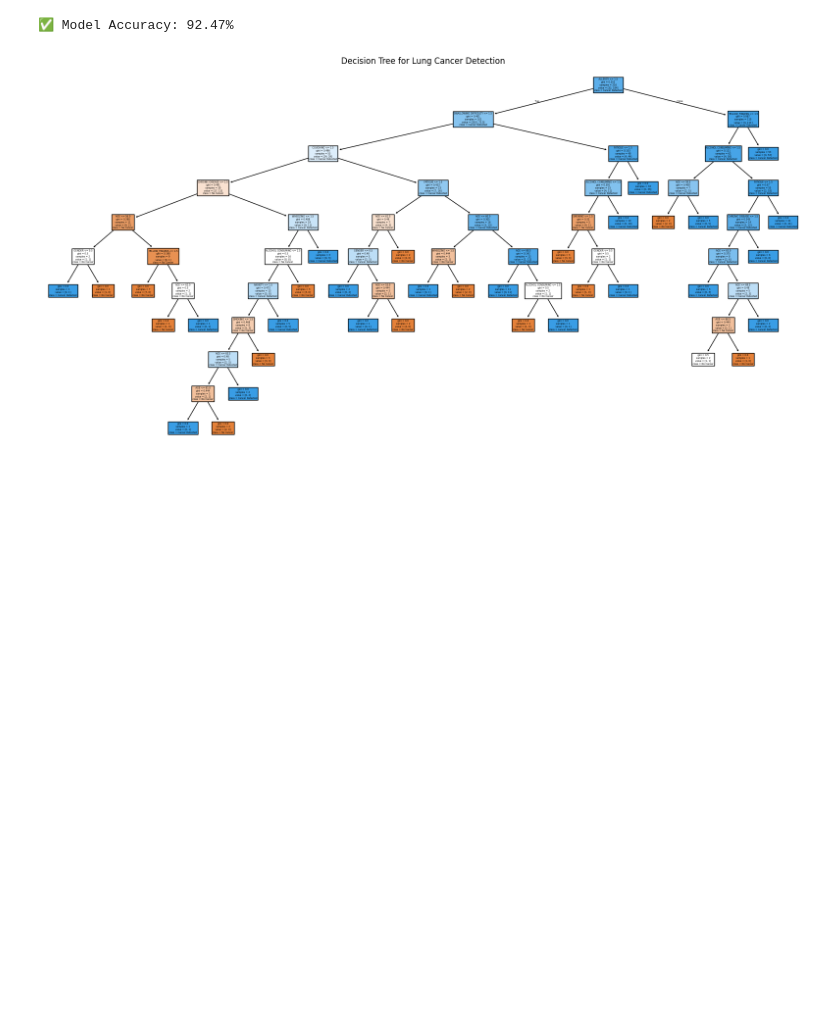
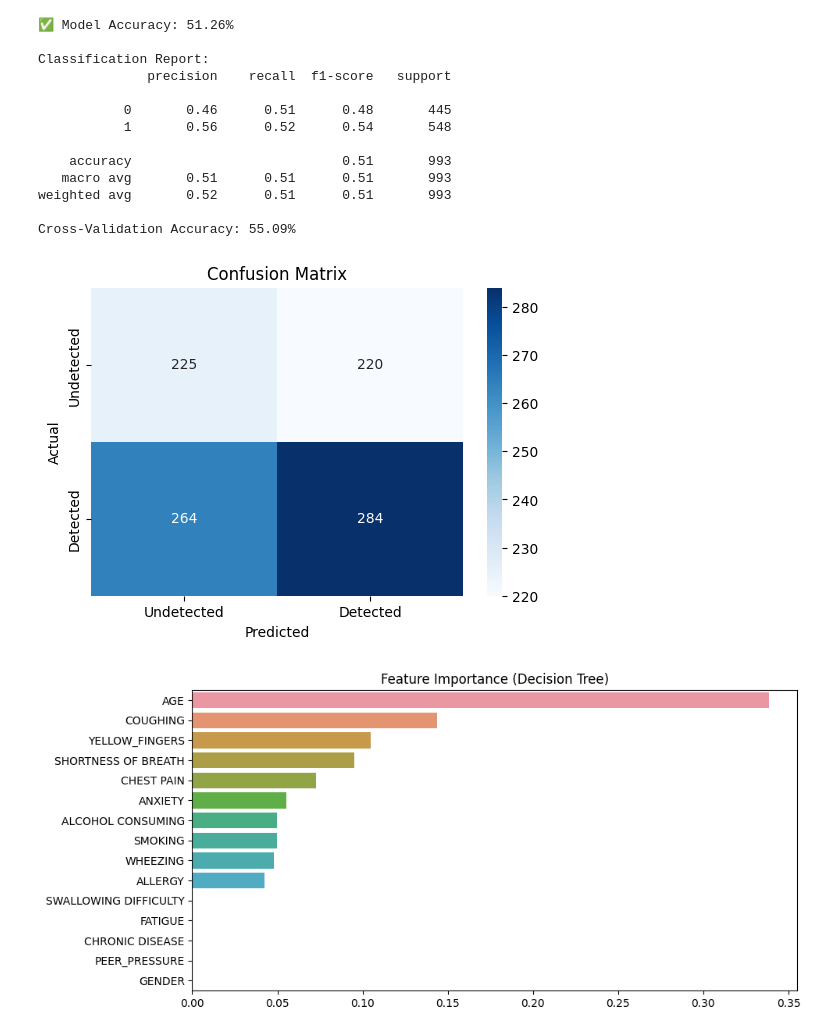
Before and after one commit to github-cweehy/Lung-Cancer-Detection-ML, a Jupyter notebook: lungcancer.ipynb, the cells around one changed output. Saved outputs shown, nothing was run; the diff lists cells and outputs as text; code cells hidden in the pictures; blank space fills up the shorter version.

```diff
--- a/lungcancer.ipynb
+++ b/lungcancer.ipynb
@@ -57,25 +58,85 @@ imputer = SimpleImputer(strategy='mean')
 X_imputed = imputer.fit_transform(X)
 
 # Split into train/test sets (70% train, 30% test)
-X_train, X_test, y_train, y_test = train_test_split(X_imputed, y, test_size=0.3, random_state=42)
+X_train, X_test, y_train, y_test = train_test_split(
+    X_imputed,
+    y,
+    test_size=0.3,
+    random_state=42
+)
 # %%
 # Train & Evaluate ML Models
 # %%
 # Decision Tree
-clf = DecisionTreeClassifier(random_state=42)
-clf.fit(X_train, y_train)
+dt_model = DecisionTreeClassifier(
+    max_depth=4,
+    min_samples_split=20,
+    min_samples_leaf=10,
+    random_state=42,
+)
+
+dt_model.fit(X_train, y_train)
 
 # Predict on test data
-y_pred = clf.predict(X_test)
+y_pred = dt_model.predict(X_test)
 
 # Calculate accuracy
 accuracy = accuracy_score(y_test, y_pred)
 print("✅ Model Accuracy: {:.2f}%".format(accuracy * 100))
+print("\nClassification Report:")
+print(classification_report(y_test, y_pred))
 
+scores = cross_val_score(dt_model, X_train, y_train, cv=5)
+print("Cross-Validation Accuracy: {:.2f}%".format(scores.mean() * 100))
+
+#Confusion Matrix
+cm = confusion_matrix(y_test, y_pred)
+plt.figure(figsize=(6, 4))
+sns.heatmap(cm, annot=True, fmt='d', cmap='Blues',
+            xticklabels=['Undetected', 'Detected'],
+            yticklabels=['Undetected', 'Detected'])
+plt.title('Confusion Matrix')
+plt.ylabel('Actual')
+plt.xlabel('Predicted')
+plt.show()
+
+# feature importance plot
+importances = dt_model.feature_importances_
+features = X.columns
+sorted_idx = np.argsort(importances)[::-1]
+
+plt.figure(figsize=(10, 5))
+sns.barplot(x=importances[sorted_idx], y=features[sorted_idx])
+plt.title("Feature Importance (Decision Tree)")
+plt.show()
+
+
+# Decision Tree Graph
 plt.figure(figsize=(20, 10))
-plot_tree(clf, filled=True, feature_names=X.columns, class_names=['No Cancer', 'Cancer Detected'])
+plot_tree(
+    dt_model,
+    filled=True,
+    feature_names=X.columns,
+    class_names=['Undetected Cancer', 'Detected Cancer'],
+    proportion=True,
+    rounded=True,
+    fontsize=8
+)
 plt.title("Decision Tree for Lung Cancer Detection")
 plt.show()
 # %% [output]
-✅ Model Accuracy: 92.47%
+✅ Model Accuracy: 51.26%
+
+Classification Report:
+              precision    recall  f1-score   support
+
+           0       0.46      0.51      0.48       445
+           1       0.56      0.52      0.54       548
+
+    accuracy                           0.51       993
+   macro avg       0.51      0.51      0.51       993
+weighted avg       0.52      0.51      0.51       993
+
+Cross-Validation Accuracy: 55.09%
-[figure, old version]
+[figure, new version]
+[figure, added]
```
Also changed, not shown: parts of 4 cells of this notebook.
